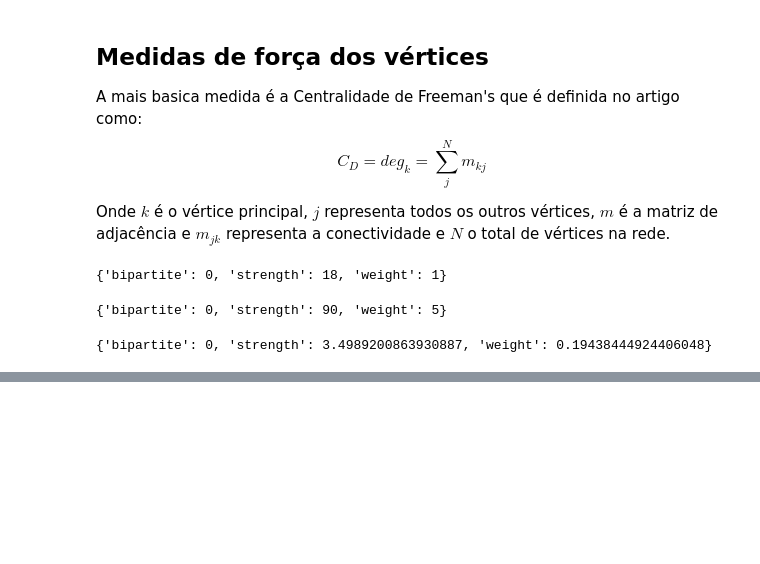
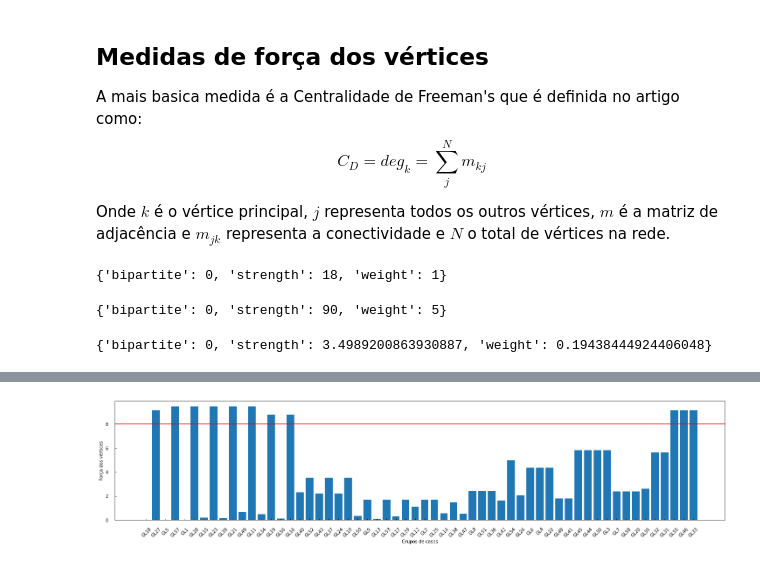
Before and after one commit to lstival/mo826, a Jupyter notebook: P3/P3_MO826.ipynb, the cells around one changed output, grey strips where cells are left out. Drawn from its saved outputs; the diff is of its cells as text; code cells hidden in the pictures; blank space fills up the shorter version.

```diff
--- a/P3/P3_MO826.ipynb
+++ b/P3/P3_MO826.ipynb
@@ -61,4 +74,5 @@ B.add_weighted_edges_from(edge_with_weight)
 #Verificando se o grafo é conexo, como o resultado é false
 #isso indica que existem partes da rede que não estão
 #conectadas com as demais
-nx.is_connected(B)
+# nx.is_connected(B)
+B_directed = B.to_directed()
@@ -68,7 +80,7 @@ False
 ## Projeções do Grafo Bipartido
 # %%
 #Represetação G1 será o grafo contendo as regiões.
-G1 = bipartite.projected_graph(B, regios_nodes)
+G1 = bipartite.projected_graph(B_directed, regios_nodes)
 
 print(f"O Grafo das regiões possui {G1.number_of_edges()} arestas e {G1.number_of_nodes()} vértices")
 # %% [output]
@@ -223,0 +245,32 @@ G1_newman.nodes[node]
+# %%
+def get_strength(G, prefix_idx):
+    plot_weights = []
+    for node in G.nodes():
+        streng = G.nodes[node]['strength']
+        plot_weights.append(streng)
+
+    df_results = pd.DataFrame()
+
+    df_results['location'] = list(G.nodes())
+    df_results['strength'] = plot_weights
+
+    df_prefix_plot = df_results[df_results['location'].str.contains(prefix_location[prefix_idx])]
+
+    return df_prefix_plot
+# %%
+def plot_stregth(G, prefix_idx):
+    df_prefix_plot = get_strength(G, prefix_idx)
+
+    y_hline = round(max(df_prefix_plot['strength'].values) * 0.8)
+
+    fig, ax1 = plt.subplots(figsize=(25, 5))
+    ax1.bar(df_prefix_plot['location'].values, df_prefix_plot['strength'].values)
+    ax1.axhline(y=y_hline, color='r', linestyle='-')
+    ax1.set_xticklabels(df_prefix_plot['location'].values, rotation=45)
+    ax1.tick_params(axis="both", direction="in", pad=15)
+    ax1.set_xlabel('Grupos de casos')
+    ax1.set_ylabel('Força dos vértices')
+# %%
+plot_stregth(G1_newman, 0)
+# %% [output]
+[figure, added]
```
Also changed, not shown: parts of 32 cells of this notebook.
